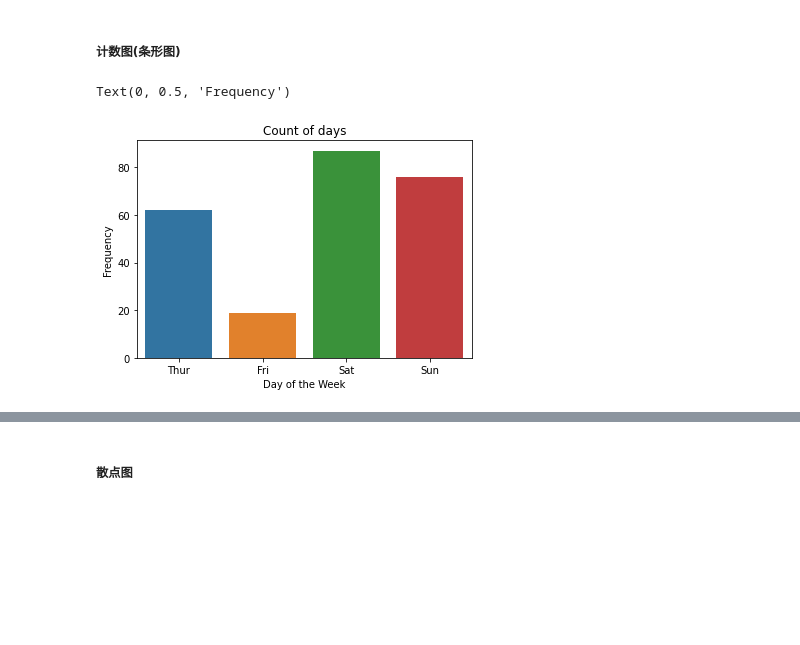
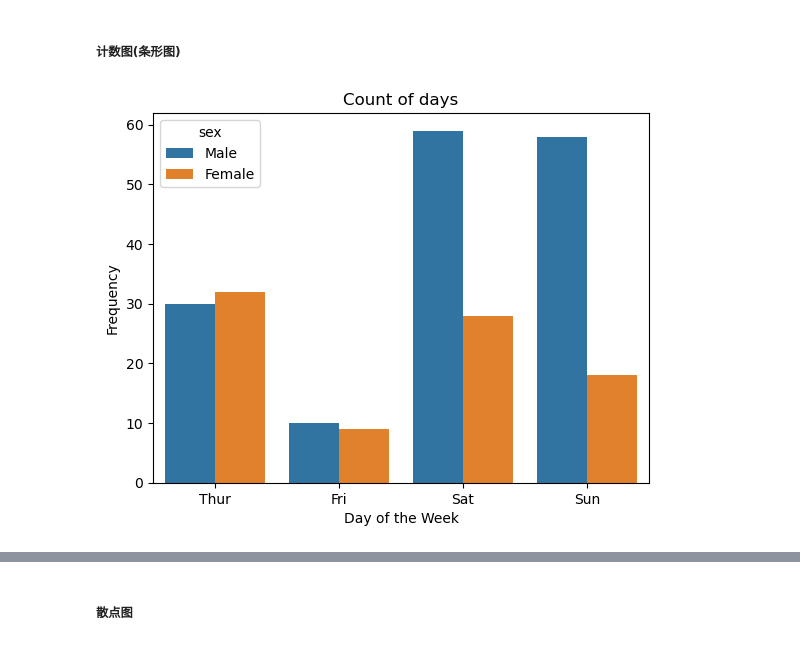
Before and after one commit to flyingbucket/py_R_hw, a Jupyter notebook: slides/pythonclasseight.ipynb, the cells around one changed output, grey strips where cells are left out. Cells and saved outputs as stored; diff of their text form; code cells hidden in the pictures; blank space fills up the shorter version.

```diff
--- a/slides/pythonclasseight.ipynb
+++ b/slides/pythonclasseight.ipynb
@@ -294,13 +340,13 @@ Text(0.5, 0, 'Total Bill')
 ##### 计数图(条形图)
 # %%
 count, ax = plt.subplots()
-ax = sns.countplot('day', data=tips)
+ax = sns.countplot(x='day', hue='sex',data=tips)
 ax.set_title('Count of days')
 ax.set_xlabel('Day of the Week')
 ax.set_ylabel('Frequency')
+count
 # %% [output]
-Text(0, 0.5, 'Frequency')
-[figure, old version]
+[figure, new version]
 # %%
 count, ax = plt.subplots()
 ax = sns.countplot(tips['sex'])
```
Also changed, not shown: parts of 42 cells of this notebook.
